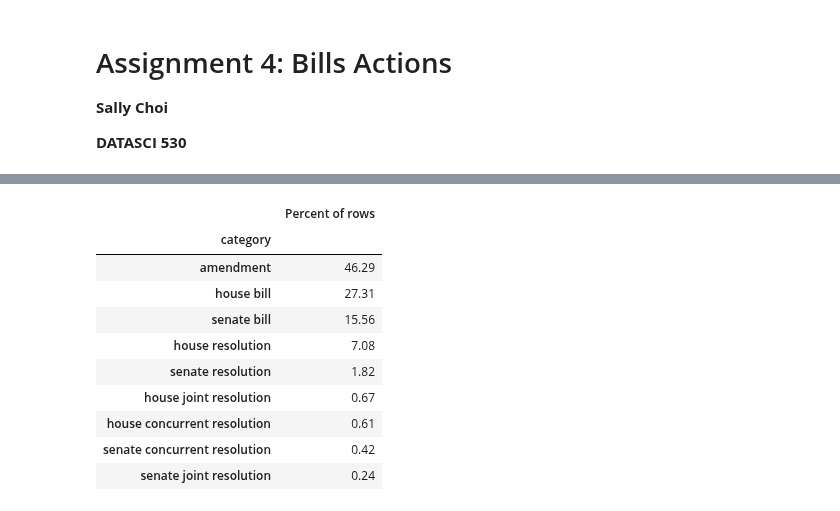
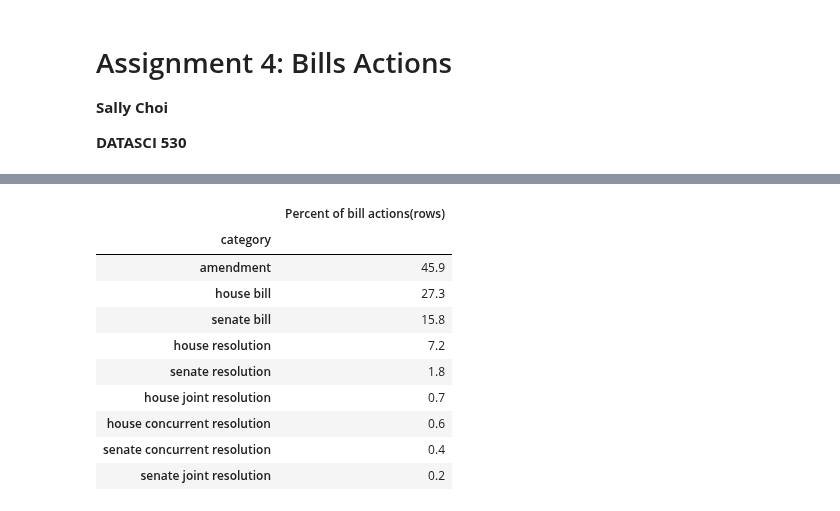
Before and after one commit to sallyyc/datasci530fall2026, a Jupyter notebook: Assignments/Assignment 4/Assignment 4.ipynb, the cells around one changed output, grey strips where cells are left out. Drawn from its saved outputs; the diff is of its cells as text; code cells hidden in the pictures.

```diff
--- a/Assignments/Assignment 4/Assignment 4.ipynb
+++ b/Assignments/Assignment 4/Assignment 4.ipynb
@@ -72,0 +38,19 @@ dtype: object
+# %%
+# check for and remove duplicates
+# count duplicates
+duplicate_count = bills_actions.duplicated().sum()
+# print(duplicate_count)
+
+# show duplicate rows next to each other for inspection
+duplicates = bills_actions.loc[bills_actions.duplicated(keep=False)]
+# display(duplicates.sort_values(by=bills_actions.columns.tolist()))
+
+# keep one copy of each unique row and drop all 49 duplicates
+bills_actions = bills_actions.drop_duplicates().copy()
+
+print(f"Removed {duplicate_count} duplicate rows (extra copies of rows that match across all columns)")
+print(f"Total number of rows after removing duplicates: {len(bills_actions)}")
+
+# check for missing data
+bills_actions.isna().sum()
+print("No missing data was found in the dataset")
@@ -73,19 +109,19 @@ dtype: object
 # %%
 # category percentages
 category_percent = (bills_actions["category"].value_counts() / len(bills_actions) * 100)
 
-category_percent.round(2).to_frame(name="Percent of rows")
+category_percent.round(1).to_frame(name="Percent of bill actions(rows)")
 # %% [output]
-|  | Percent of rows |
+|  | Percent of bill actions(rows) |
 | category |  |
-| amendment | 46.29 |
-| house bill | 27.31 |
-| senate bill | 15.56 |
-| house resolution | 7.08 |
-| senate resolution | 1.82 |
-| house joint resolution | 0.67 |
-| house concurrent resolution | 0.61 |
-| senate concurrent resolution | 0.42 |
-| senate joint resolution | 0.24 |
+| amendment | 45.9 |
+| house bill | 27.3 |
+| senate bill | 15.8 |
+| house resolution | 7.2 |
+| senate resolution | 1.8 |
+| house joint resolution | 0.7 |
+| house concurrent resolution | 0.6 |
+| senate concurrent resolution | 0.4 |
+| senate joint resolution | 0.2 |
 # %%
 # main action percentages
```
Also changed, not shown: parts of 41 cells of this notebook, 1 other file.
